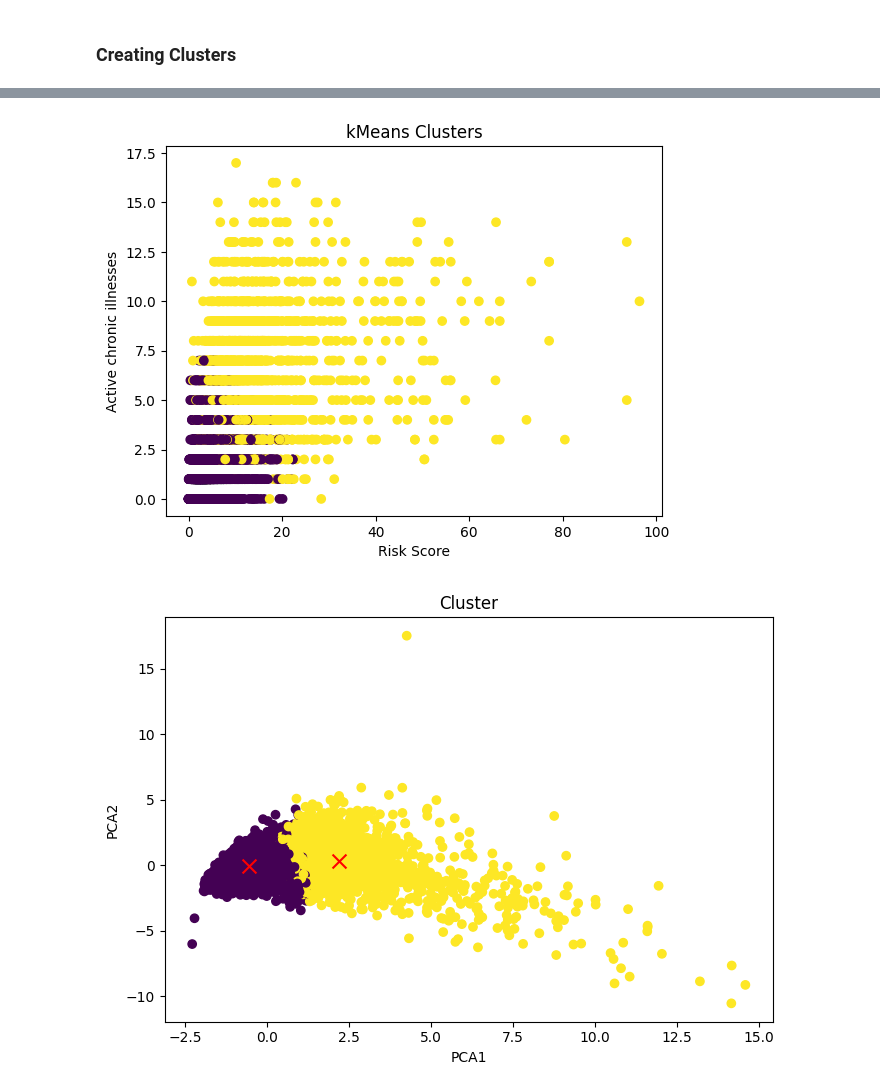
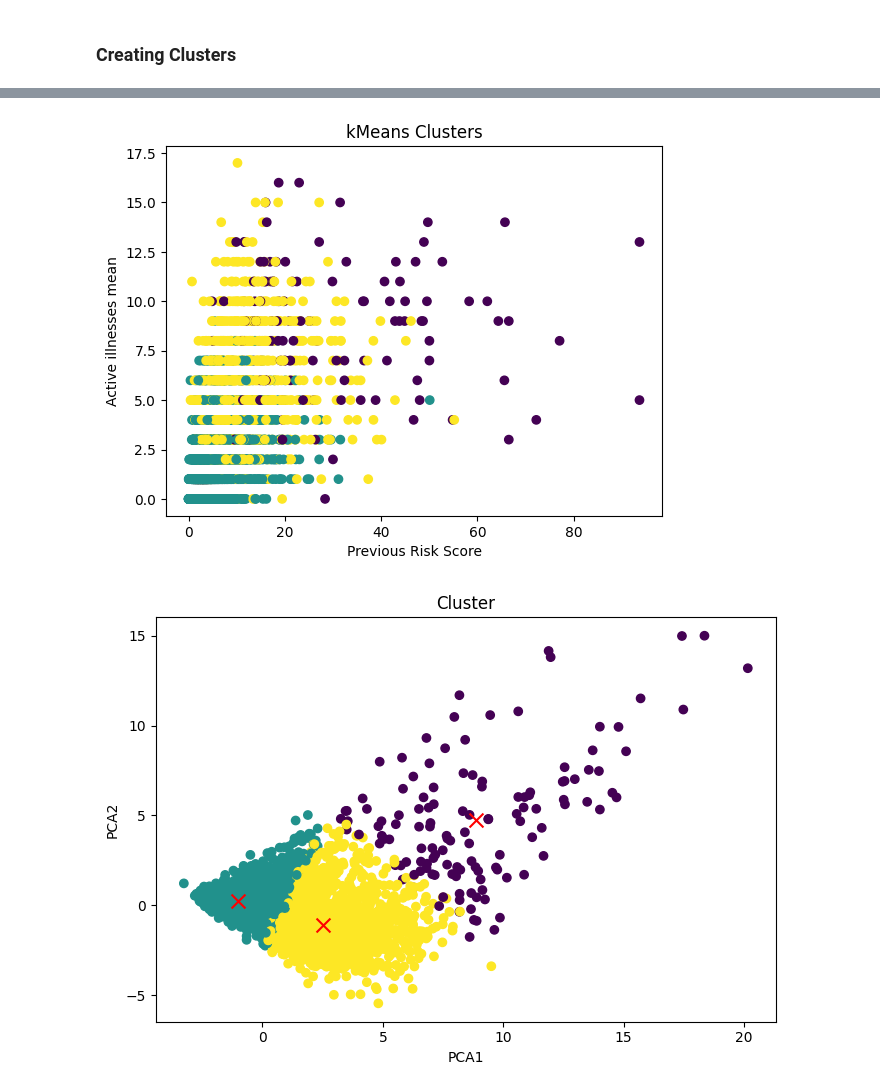
Before and after one commit to KSreeram28/CS-333-Group-Project, a Jupyter notebook: CS_333_Technical_Demo_.ipynb, the cells around one changed output, grey strips where cells are left out. Cells and saved outputs as stored; diff of their text form; code cells hidden in the pictures.

```diff
--- a/CS_333_Technical_Demo_.ipynb
+++ b/CS_333_Technical_Demo_.ipynb
@@ -264,14 +264,13 @@ data["Referral"] = np.select([data["risk_score_t"] > percentile_97, (data["risk_
 ### Creating Clusters
 # %%
 #https://www.geeksforgeeks.org/elbow-method-for-optimal-value-of-k-in-kmeans/
-
-# With cost in the selected colums
-
 from sklearn.cluster import KMeans
 from sklearn.preprocessing import StandardScaler
 from sklearn.decomposition import PCA
 
-selected_columns = ['risk_score_t', 'gagne_sum_t', 'cost_t', 'bps_mean_t', 'ghba1c_mean_t']
+# With demographics, some biomarkers, and no cost
+
+selected_columns = ['risk_score_t', 'dem_white', 'dem_female', 'gagne_sum_t', 'gagne_sum_tm1','compdiabetes_elixhauser_tm1', 'uncompdiabetes_elixhauser_tm1','hct_mean_t', 'cre_mean_t', 'ldl_mean_t','ghba1c_mean_t', 'ghba1c_tests_tm1', 'hct_tests_tm1', 'ldl_tests_tm1', 'cre_tests_tm1']
 copy_df = data_df.copy()
 data_subset = copy_df[selected_columns].dropna()
 
@@ -293,7 +292,7 @@ plt.ylabel('Inertia')
 plt.show()
 
 # Based on the Elbow curve
-optimal_k = 2
+optimal_k = 3
 
 # Apply kMeans clustering
 kmeans = KMeans(n_clusters=optimal_k, random_state=42, n_init='auto')
@@ -302,8 +301,8 @@ data_subset['cluster'] = kmeans.fit_predict(scaled_data)
 # Visualization
 plt.scatter(data_subset['risk_score_t'], data_subset['gagne_sum_t'], c=data_subset['cluster'], cmap='viridis')
 plt.title('kMeans Clusters')
-plt.xlabel('Risk Score')
-plt.ylabel('Active chronic illnesses')
+plt.xlabel('Previous Risk Score')
+plt.ylabel('Active illnesses mean')
 plt.show()
 
 
@@ -332,2 +331,2 @@ plt.show()
-[figure, old version]
+[figure, new version]
-[figure, old version]
+[figure, new version]
```
Also changed, not shown: parts of 4 cells of this notebook.
